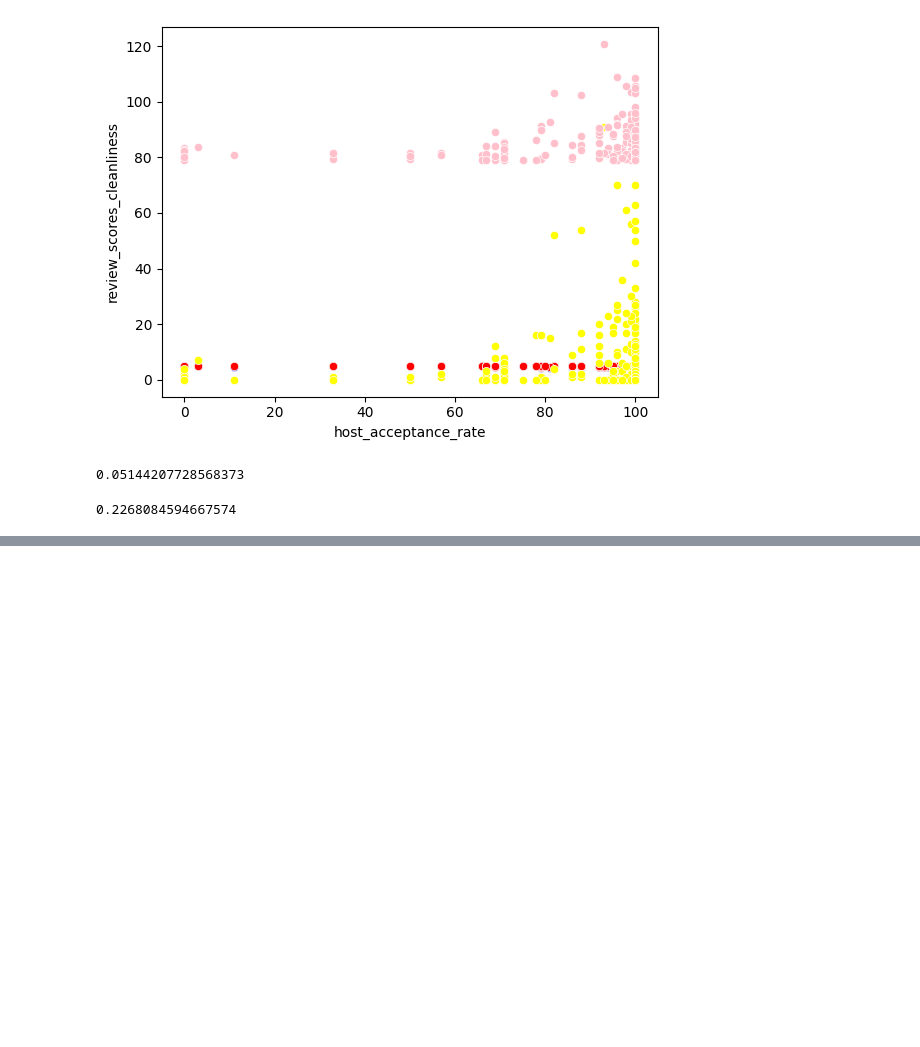
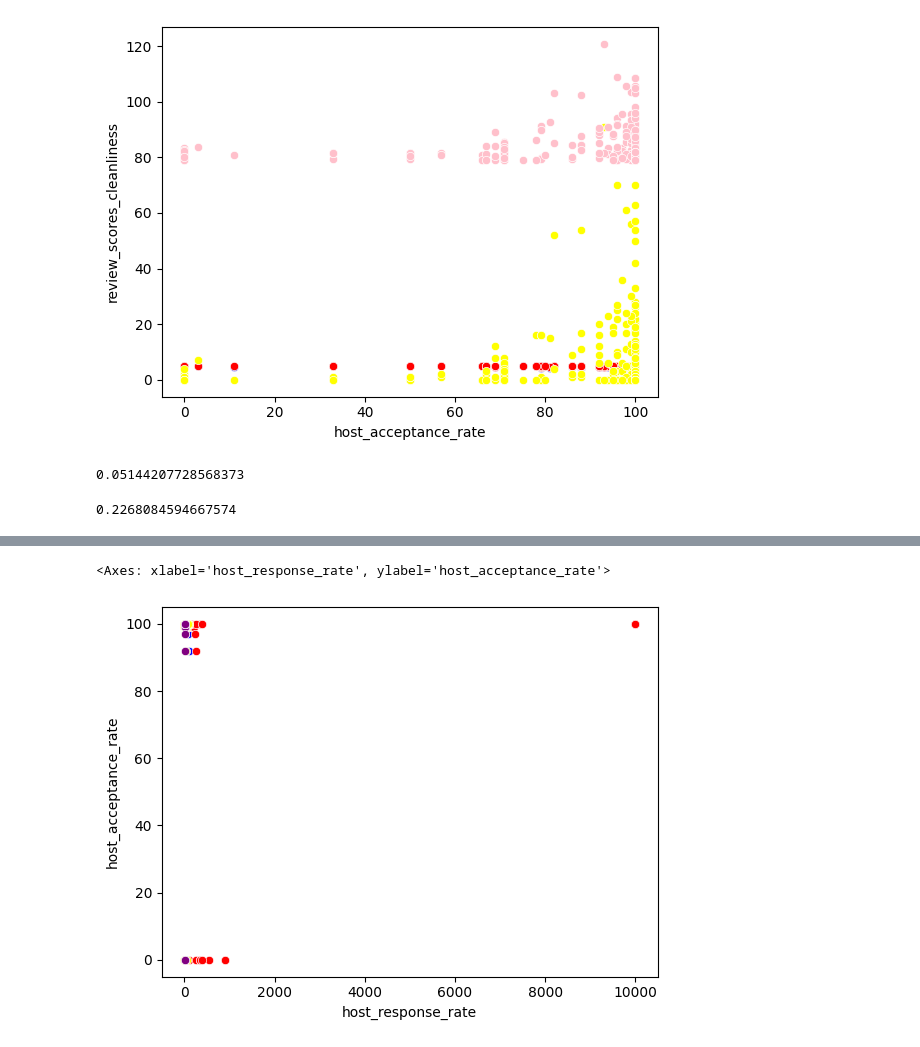
Before and after one commit to camilamurillo1/Nulos-y-Outliers, a Jupyter notebook: Act6_2_Lineal_Múltiple.ipynb, the cells around one changed output, grey strips where cells are left out. Saved outputs shown, nothing was run; the diff lists cells and outputs as text; code cells hidden in the pictures; blank space fills up the shorter version.

```diff
--- a/Act6_2_Lineal_Múltiple.ipynb
+++ b/Act6_2_Lineal_Múltiple.ipynb
@@ -617,0 +626,24 @@ coef_Correl
+# %%
+usa = pd.read_csv("eua.csv")
+# %%
+usa['host_acceptance_rate'] = usa['host_acceptance_rate'].replace({'Sin datos': '0'})
+
+usa['host_acceptance_rate'] = usa['host_acceptance_rate'].str.rstrip('%').astype('float')
+
+usa['host_response_rate'] = usa['host_response_rate'].replace({'Sin datos': '0'})
+
+usa['host_response_rate'] = usa['host_response_rate'].str.rstrip('%').astype('float')
+# %%
+usa['price'] = usa['price'].replace({'Sin datos': '0'})
+usa['price'] = usa['price'].str.replace(',','')
+usa['price'] = usa['price'].str.lstrip('$').astype('float')
+# %%
+euaA = usa[usa['room_type']=='Hotel room']
+# %%
+sns.scatterplot(x='host_response_rate', y='host_acceptance_rate', color="blue", data=euaA)
+sns.scatterplot(x='price', y='host_acceptance_rate', color="red", data=euaA)
+sns.scatterplot(x='number_of_reviews', y='host_acceptance_rate', color="yellow", data=euaA)
+sns.scatterplot(x='review_scores_rating', y='host_acceptance_rate', color="purple", data=euaA)
+# %% [output]
+<Axes: xlabel='host_response_rate', ylabel='host_acceptance_rate'>
+[figure, added]
```
Also changed, not shown: parts of 28 cells of this notebook.
